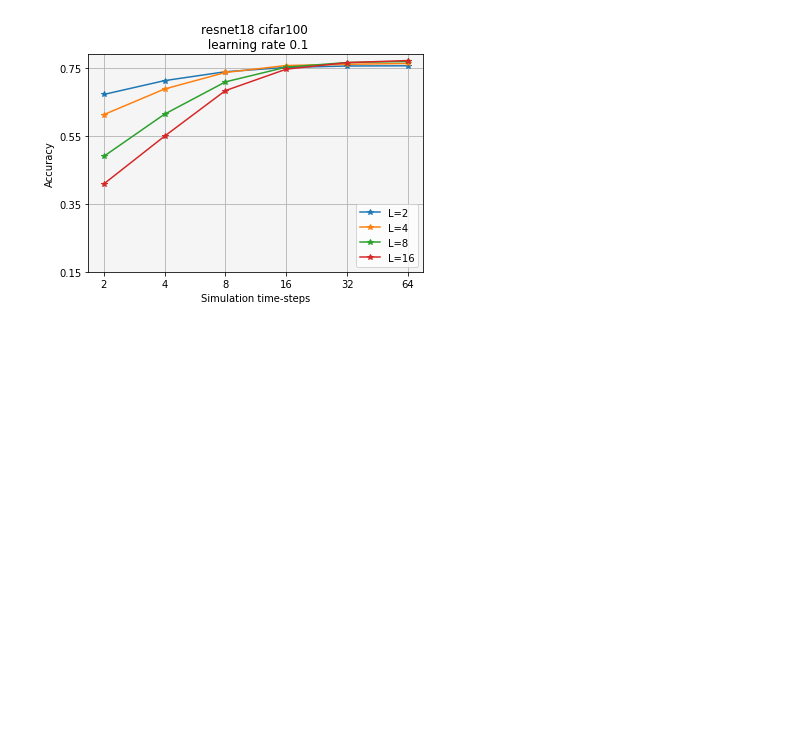
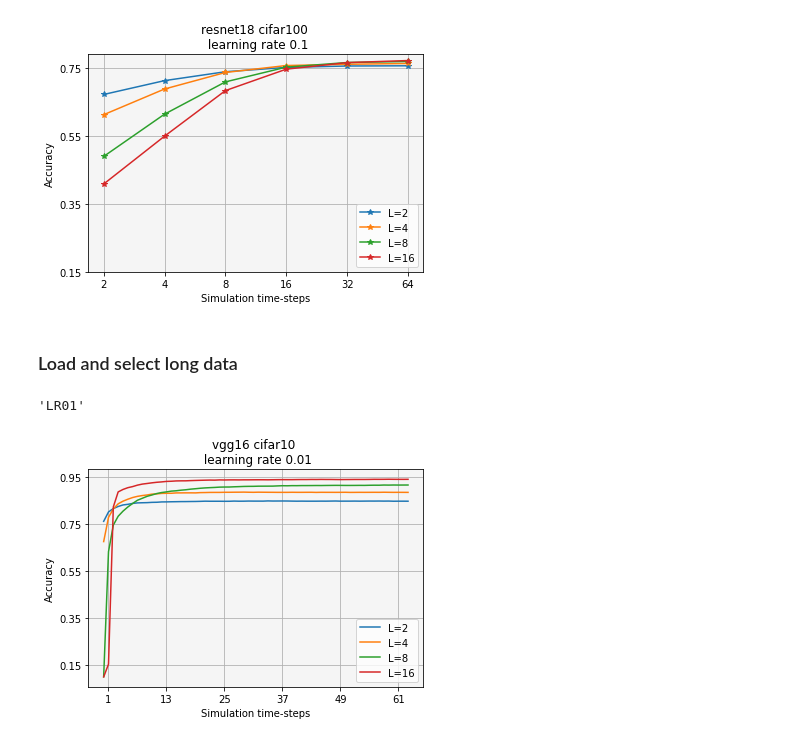
Before and after one commit to andreakiro/ai-research-snn, a Jupyter notebook: logs/showcase_results.ipynb, the cells around one changed output. Drawn from its saved outputs; the diff is of its cells as text; code cells hidden in the pictures; blank space fills up the shorter version.

Commit message:
Add short/long versions of plots

```diff
--- a/logs/showcase_results.ipynb
+++ b/logs/showcase_results.ipynb
@@ -94,3 +104,34 @@ plot_and_save(vgg16_cifar100, y = [0.15, 0.35, 0.55, 0.75])
 plot_and_save(resnet18_cifar100, y = [0.15, 0.35, 0.55, 0.75])
 # %% [output]
 [figure]
+# %% [markdown]
+### Load and select long data
+# %%
+df_short = pd.read_csv('results/logs_results_long.csv')
+models = np.array((df_short.iloc[:,0]))
+mask_vgg16_cifar10 = ['vgg' in x and 'cifar10' in x and 'cifar100' not in x for x in models]
+mask_resnet18_cifar10 = ['res' in x and 'cifar10' in x and 'cifar100' not in x for x in models]
+mask_vgg16_cifar100 = ['vgg' in x and 'cifar100' in x for x in models]
+mask_resnet18_cifar100 = ['res' in x and 'cifar100' in x for x in models]
+vgg16_cifar10 = df_short[df_short.iloc[:,0].isin(models[mask_vgg16_cifar10])]
+resnet18_cifar10 = df_short[df_short.iloc[:,0].isin(models[mask_resnet18_cifar10])]
+vgg16_cifar100 = df_short[df_short.iloc[:,0].isin(models[mask_vgg16_cifar100])]
+resnet18_cifar100 = df_short[df_short.iloc[:,0].isin(models[mask_resnet18_cifar100])]
+# %%
+%%capture warning
+lr_vgg16_cifar10 = select_lr(vgg16_cifar10)
+lr_res18_cifar10 = select_lr(resnet18_cifar10)
+lr_vgg16_cifar100 = select_lr(vgg16_cifar100)
+lr_res18_cifar100 = select_lr(resnet18_cifar100)
+vgg16_cifar10 = vgg16_cifar10[vgg16_cifar10['lr'] == lr_vgg16_cifar10]
+resnet18_cifar10 = resnet18_cifar10[resnet18_cifar10['lr'] == lr_res18_cifar10]
+vgg16_cifar100 = vgg16_cifar100[vgg16_cifar100['lr'] == lr_vgg16_cifar100]
+resnet18_cifar100 = resnet18_cifar100[resnet18_cifar100['lr'] == lr_res18_cifar100]
+# %%
+vgg16_cifar10.iloc[0, -1]
+# %% [output]
+'LR01'
+# %%
+plot_and_save(vgg16_cifar10, y = [0.15, 0.35, 0.55, 0.75, 0.95])
+# %% [output]
+[figure, added]
```
Also changed, not shown: parts of 6 cells of this notebook, 8 other files.
